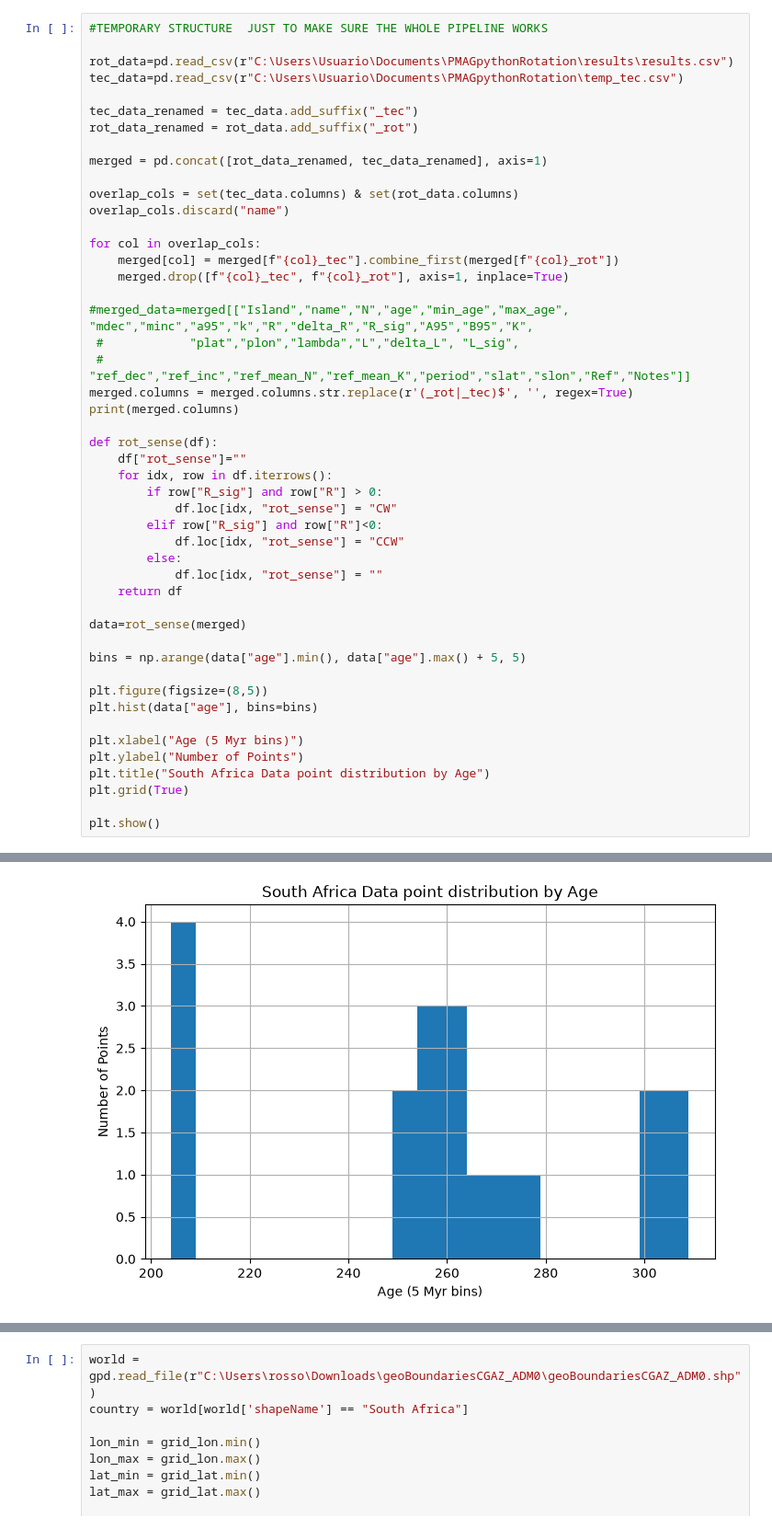
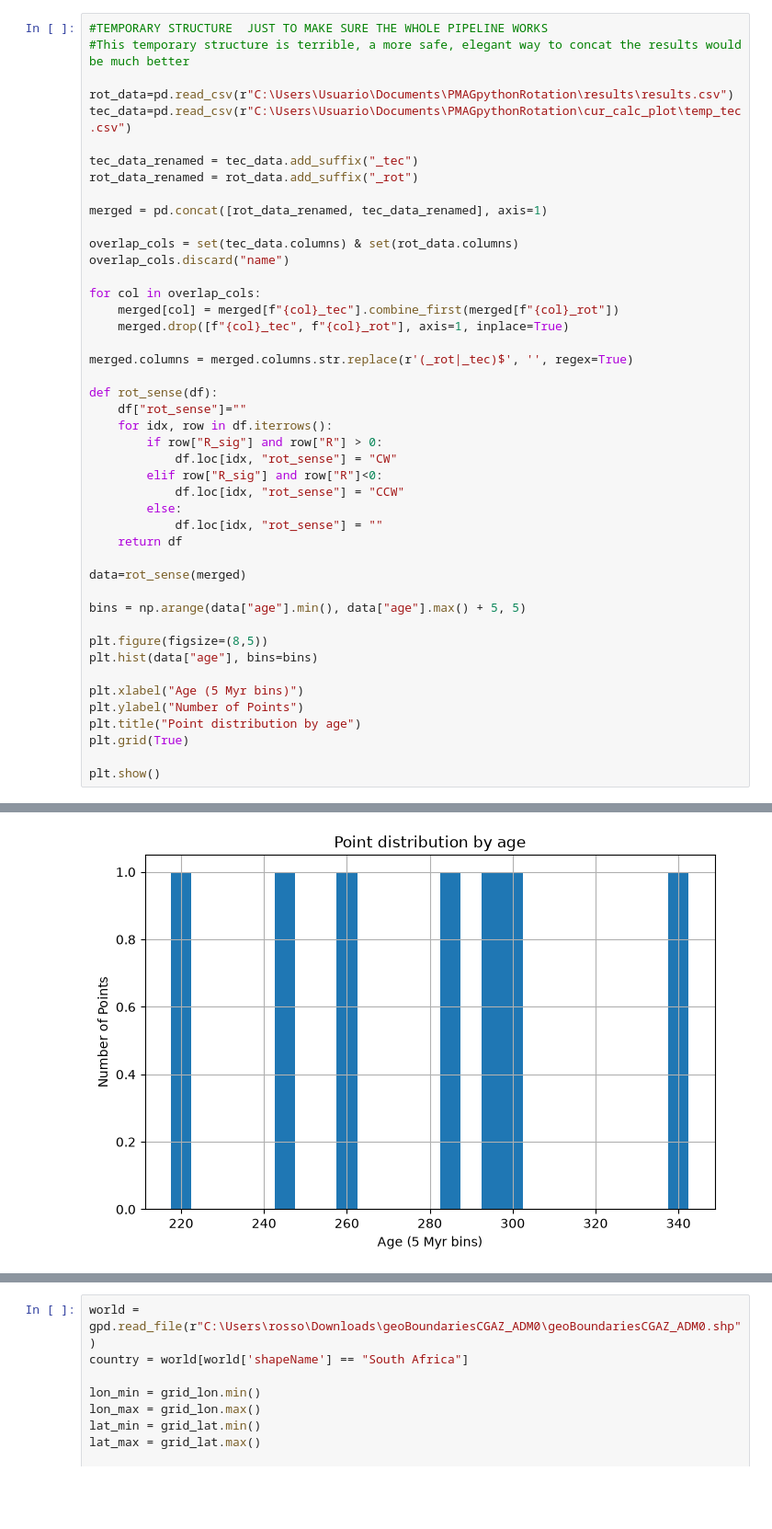
Before and after one commit to SeveralLargeRocks/PMAGpythonRotation, a Jupyter notebook: cur_calc_plot/plotterMagic copy.ipynb, the cells around one changed output, grey strips where cells are left out. Shown at 92% size. Cells and saved outputs as stored; diff of their text form; blank space fills up the shorter version.

Commit message:
Edited lots of documents and added a read_me

```diff
--- a/cur_calc_plot/plotterMagic copy.ipynb
+++ b/cur_calc_plot/plotterMagic copy.ipynb
@@ -40,9 +26,10 @@ print("Import complete")
 Import complete
 # %%
 #TEMPORARY STRUCTURE  JUST TO MAKE SURE THE WHOLE PIPELINE WORKS
+#This temporary structure is terrible, a more safe, elegant way to concat the results would be much better
 
 rot_data=pd.read_csv(r"C:\Users\Usuario\Documents\PMAGpythonRotation\results\results.csv")
-tec_data=pd.read_csv(r"C:\Users\Usuario\Documents\PMAGpythonRotation\temp_tec.csv")
+tec_data=pd.read_csv(r"C:\Users\Usuario\Documents\PMAGpythonRotation\cur_calc_plot\temp_tec.csv")
 
 tec_data_renamed = tec_data.add_suffix("_tec")
 rot_data_renamed = rot_data.add_suffix("_rot")
@@ -56,11 +43,7 @@ for col in overlap_cols:
     merged[col] = merged[f"{col}_tec"].combine_first(merged[f"{col}_rot"])
     merged.drop([f"{col}_tec", f"{col}_rot"], axis=1, inplace=True)
 
-#merged_data=merged[["Island","name","N","age","min_age","max_age", "mdec","minc","a95","k","R","delta_R","R_sig","A95","B95","K",
- #            "plat","plon","lambda","L","delta_L", "L_sig",
- #            "ref_dec","ref_inc","ref_mean_N","ref_mean_K","period","slat","slon","Ref","Notes"]]
 merged.columns = merged.columns.str.replace(r'(_rot|_tec)$', '', regex=True)
-print(merged.columns)
 
 def rot_sense(df):
     df["rot_sense"]=""
@@ -82,7 +65,7 @@ plt.hist(data["age"], bins=bins)
 
 plt.xlabel("Age (5 Myr bins)")
 plt.ylabel("Number of Points")
-plt.title("South Africa Data point distribution by Age")
+plt.title("Point distribution by age")
 plt.grid(True)
 
 plt.show()
@@ -99,4 +75,4 @@ Index(['R', 'delta_R', 'R_sig', 'L', 'delta_L', 'L_sig', 'B95', 'ref_dec',
-[figure, old version]
+[figure, new version]
 # %%
 #Variogram model choice
 variogram_model = 'spherical'
```
Also changed, not shown: parts of 4 cells of this notebook, 18 other files.
